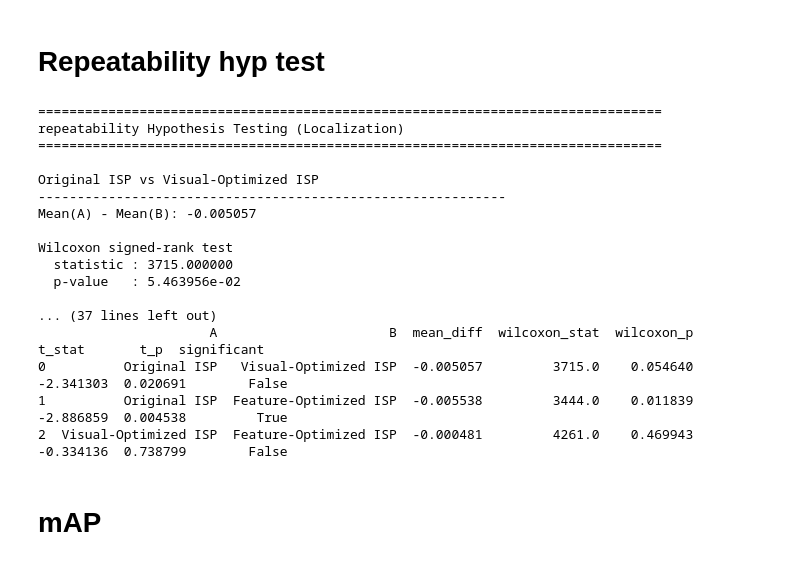
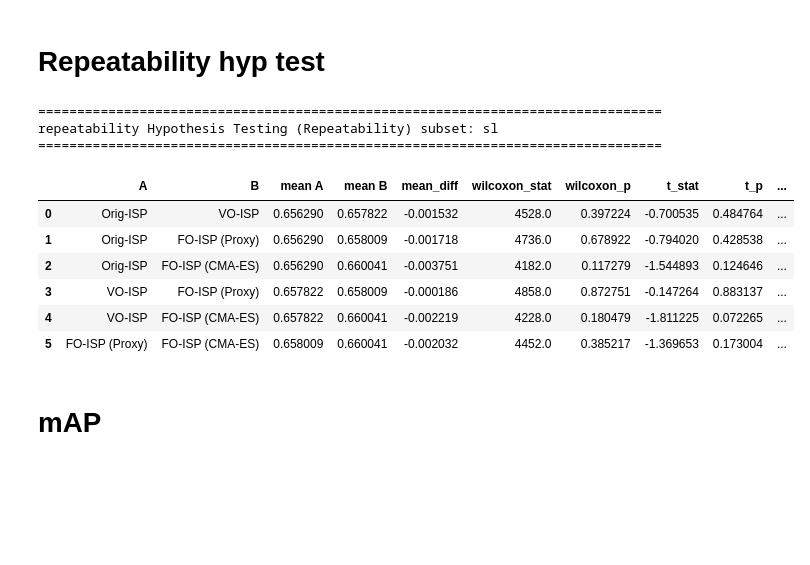
Before and after one commit to NontawatWuttikam/pytorch-superpoint, a Jupyter notebook: proxyopt_notebook/Analyze_stats.ipynb, the cells around one changed output. Saved outputs shown, nothing was run; the diff lists cells and outputs as text; code cells hidden in the pictures; blank space fills up the shorter version.

```diff
--- a/proxyopt_notebook/Analyze_stats.ipynb
+++ b/proxyopt_notebook/Analyze_stats.ipynb
@@ -633,27 +677,21 @@ Feature-Optimized ISP  0.644269  0.140351  0.664122  0.223650  0.855972  0.65938
 # %%
 df_loc = hypothesis_testing_ttest_wilcox(
     objects,
     key="repeatability",
-    suffix="(Localization)"
+    suffix="(Repeatability)"  + " subset: " + suffix,
+    verbose = False
 )
 # %% [output]
 ================================================================================
-repeatability Hypothesis Testing (Localization)
+repeatability Hypothesis Testing (Repeatability) subset: sl
 ================================================================================
-
-Original ISP vs Visual-Optimized ISP
-------------------------------------------------------------
-Mean(A) - Mean(B): -0.005057
-
-Wilcoxon signed-rank test
-  statistic : 3715.000000
-  p-value   : 5.463956e-02
-
-... (37 lines left out)
-                      A                      B  mean_diff  wilcoxon_stat  wilcoxon_p    t_stat       t_p  significant
-0          Original ISP   Visual-Optimized ISP  -0.005057         3715.0    0.054640 -2.341303  0.020691        False
-1          Original ISP  Feature-Optimized ISP  -0.005538         3444.0    0.011839 -2.886859  0.004538         True
-2  Visual-Optimized ISP  Feature-Optimized ISP  -0.000481         4261.0    0.469943 -0.334136  0.738799        False
+|  | A | B | mean A | mean B | mean_diff | wilcoxon_stat | wilcoxon_p | t_stat | t_p | ... |
+| 0 | Orig-ISP | VO-ISP | 0.656290 | 0.657822 | -0.001532 | 4528.0 | 0.397224 | -0.700535 | 0.484764 | ... |
+| 1 | Orig-ISP | FO-ISP (Proxy) | 0.656290 | 0.658009 | -0.001718 | 4736.0 | 0.678922 | -0.794020 | 0.428538 | ... |
+| 2 | Orig-ISP | FO-ISP (CMA-ES) | 0.656290 | 0.660041 | -0.003751 | 4182.0 | 0.117279 | -1.544893 | 0.124646 | ... |
+| 3 | VO-ISP | FO-ISP (Proxy) | 0.657822 | 0.658009 | -0.000186 | 4858.0 | 0.872751 | -0.147264 | 0.883137 | ... |
+| 4 | VO-ISP | FO-ISP (CMA-ES) | 0.657822 | 0.660041 | -0.002219 | 4228.0 | 0.180479 | -1.811225 | 0.072265 | ... |
+| 5 | FO-ISP (Proxy) | FO-ISP (CMA-ES) | 0.658009 | 0.660041 | -0.002032 | 4452.0 | 0.385217 | -1.369653 | 0.173004 | ... |
 # %% [markdown]
 # mAP
 # %%
```
Also changed, not shown: parts of 14 cells of this notebook, 6 other files.
